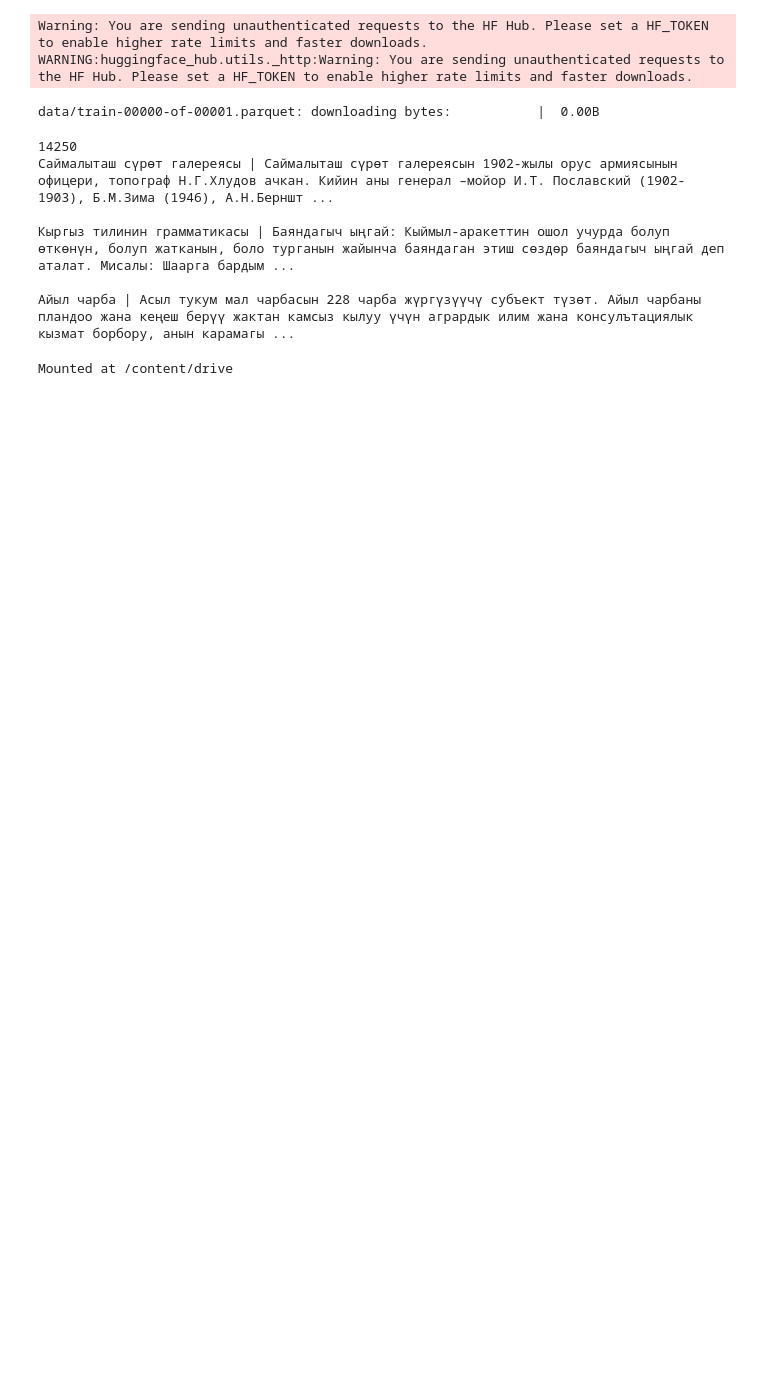
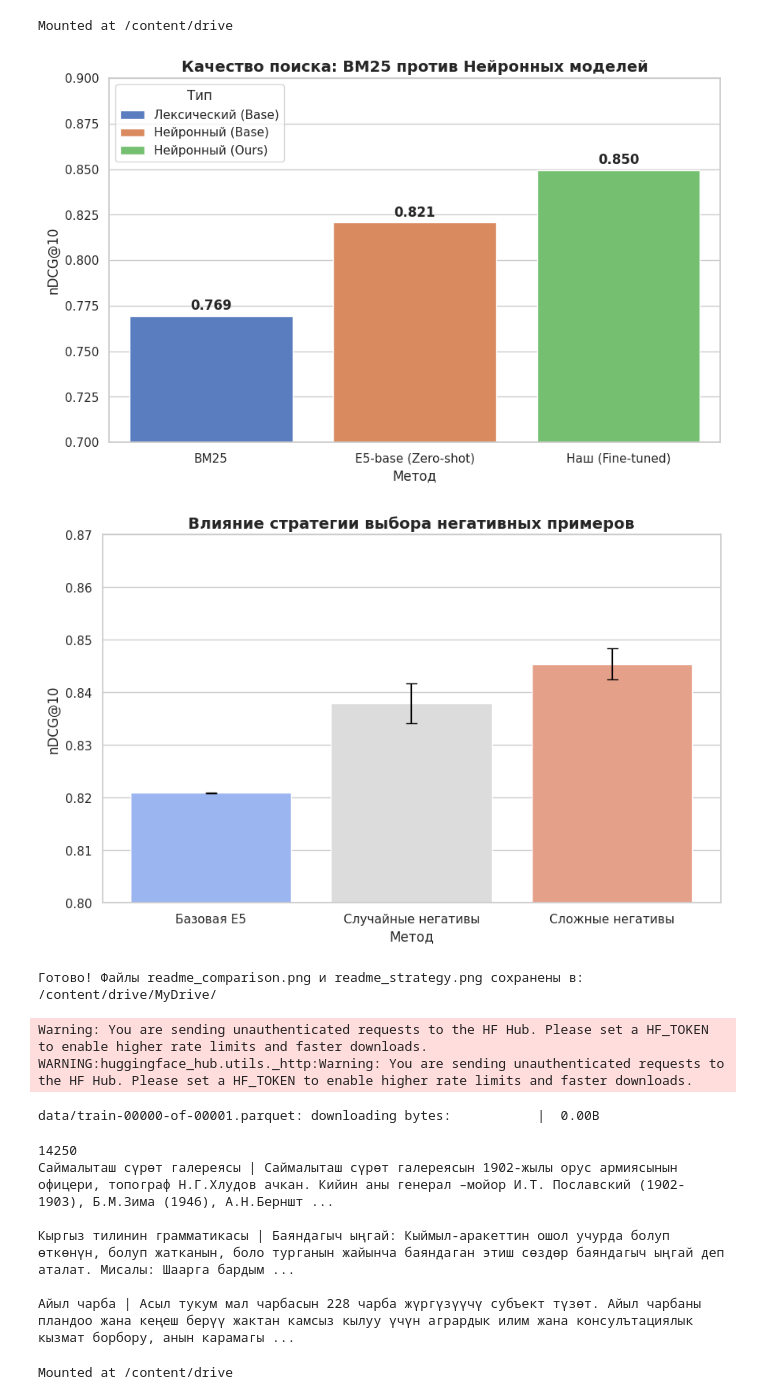
Before and after one commit to askarbekkk/kyrgyz-embeddings, a Jupyter notebook: kyrgyz-embeddings.ipynb, the cells around one changed output. Cells and saved outputs as stored; diff of their text form; code cells hidden in the pictures; blank space fills up the shorter version.

```diff
--- a/kyrgyz-embeddings.ipynb
+++ b/kyrgyz-embeddings.ipynb
@@ -1,2 +1,68 @@
 # %% [markdown]
 <a href="https://colab.research.google.com/github/askarbekkk/kyrgyz-embeddings/blob/main/kyrgyz-embeddings.ipynb" target="_parent"><img src="https://colab.research.google.com/assets/colab-badge.svg" alt="Open In Colab"/></a>
+# %%
+import matplotlib.pyplot as plt
+import seaborn as sns
+import pandas as pd
+import numpy as np
+from google.colab import drive
+
+# 1. Принудительное подключение Google Диска
+try:
+    drive.mount('/content/drive', force_remount=True)
+    SAVE_FOLDER = "/content/drive/MyDrive/"
+except Exception as e:
+    print(f"Ошибка подключения Диска: {e}")
+    SAVE_FOLDER = "/content/"
+
+# 2. Воссоздаем данные финальных тестов (nDCG@10 = 0.8496 для лучшей модели)
+# Сравнение: BM25 vs Baseline vs Наша модель
+comparison_results = [
+    {"Метод": "BM25", "nDCG@10": 0.7695, "Тип": "Лексический (Base)"},
+    {"Метод": "E5-base (Zero-shot)", "nDCG@10": 0.8209, "Тип": "Нейронный (Base)"},
+    {"Метод": "Наш (Fine-tuned)", "nDCG@10": 0.8496, "Тип": "Нейронный (Ours)"}
+]
+df_comp = pd.DataFrame(comparison_results)
+
+# Сравнение стратегий (Среднее по 3 запускам)
+strategy_data = [
+    {"Метод": "Базовая E5", "Значение": 0.8209, "Погрешность": 0.0001},
+    {"Метод": "Случайные негативы", "Значение": 0.8379, "Погрешность": 0.0038},
+    {"Метод": "Сложные негативы", "Значение": 0.8454, "Погрешность": 0.0029}
+]
+df_strat = pd.DataFrame(strategy_data)
+
+sns.set_theme(style="whitegrid", palette="muted")
+
+# --- ГРАФИК 1: Сравнение подходов (Лексический vs Нейронный) ---
+plt.figure(figsize=(10, 6))
+ax1 = sns.barplot(x="Метод", y="nDCG@10", hue="Тип", data=df_comp, dodge=False)
+plt.title("Качество поиска: BM25 против Нейронных моделей", fontsize=14, fontweight='bold')
+plt.ylim(0.7, 0.9)
+
+for p in ax1.patches:
+    if p.get_height() > 0:
+        ax1.annotate(f'{p.get_height():.3f}', (p.get_x() + p.get_width() / 2., p.get_height()),
+                    ha='center', va='center', xytext=(0, 9), textcoords='offset points', fontweight='bold')
+
+plt.savefig(SAVE_FOLDER + "readme_comparison.png", dpi=300, bbox_inches='tight')
+plt.show()
+
+# --- ГРАФИК 2: Влияние стратегии обучения ---
+plt.figure(figsize=(10, 6))
+ax2 = sns.barplot(x="Метод", y="Значение", data=df_strat, palette="coolwarm", hue="Метод", legend=False)
+plt.errorbar(x=range(len(df_strat)), y=df_strat['Значение'], yerr=df_strat['Погрешность'], fmt='none', c='black', capsize=5)
+
+plt.title("Влияние стратегии выбора негативных примеров", fontsize=14, fontweight='bold')
+plt.ylabel("nDCG@10")
+plt.ylim(0.8, 0.87)
+
+plt.savefig(SAVE_FOLDER + "readme_strategy.png", dpi=300, bbox_inches='tight')
+plt.show()
+
+print(f"Готово! Файлы readme_comparison.png и readme_strategy.png сохранены в: {SAVE_FOLDER}")
+# %% [output]
+Mounted at /content/drive
+[figure, added]
+[figure, added]
+Готово! Файлы readme_comparison.png и readme_strategy.png сохранены в: /content/drive/MyDrive/
```
Also changed, not shown: parts of 7 cells of this notebook.
